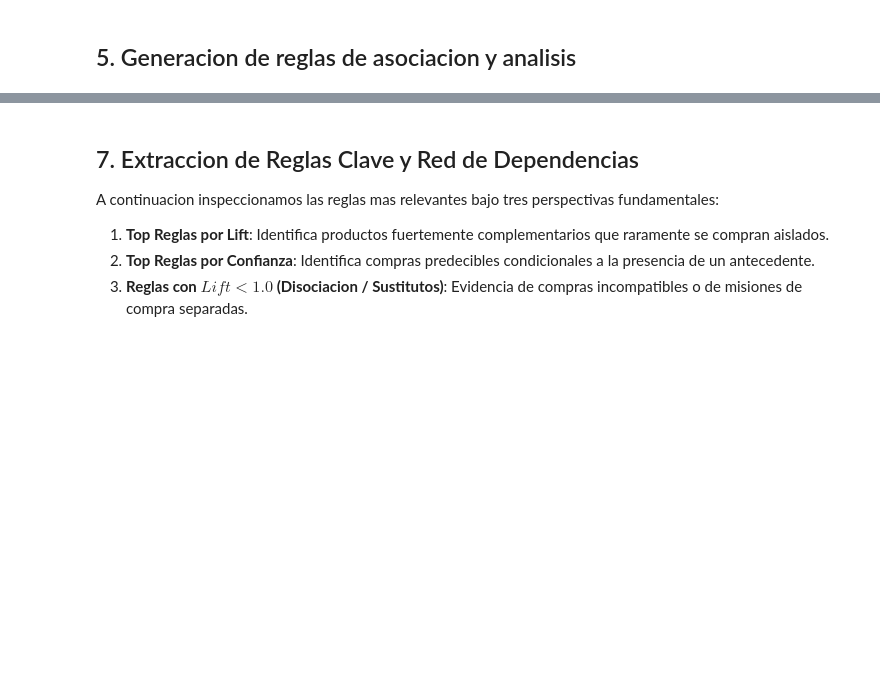
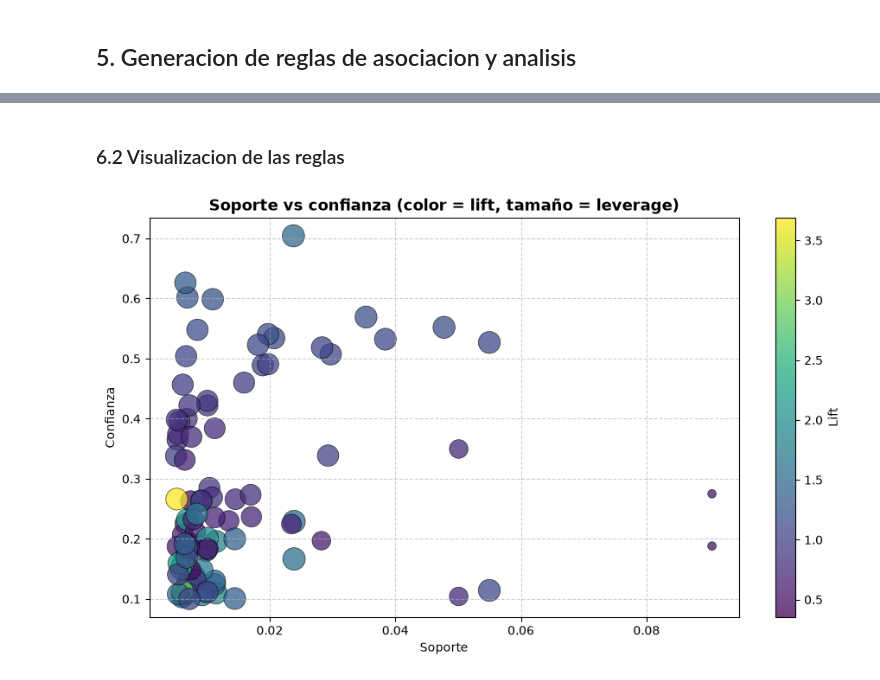
Before and after one commit to jnegrete2005/pcd-practica01, a Jupyter notebook: result.ipynb, the cells around one changed output, grey strips where cells are left out. Saved outputs shown, nothing was run; the diff lists cells and outputs as text; code cells hidden in the pictures; blank space fills up the shorter version.

```diff
--- a/result.ipynb
+++ b/result.ipynb
@@ -786,7 +791,32 @@ plt.close()
-# %% [markdown]
-## 7. Extraccion de Reglas Clave y Red de Dependencias
-
-A continuacion inspeccionamos las reglas mas relevantes bajo tres perspectivas fundamentales:
-1. **Top Reglas por Lift**: Identifica productos fuertemente complementarios que raramente se compran aislados.
-2. **Top Reglas por Confianza**: Identifica compras predecibles condicionales a la presencia de un antecedente.
-3. **Reglas con $Lift < 1.0$ (Disociacion / Sustitutos)**: Evidencia de compras incompatibles o de misiones de compra separadas.
+# %% [markdown]
+### 6.2 Visualizacion de las reglas
+# %%
+norm_leverage = (rules["leverage"] - rules["leverage"].min()) / (
+    rules["leverage"].max() - rules["leverage"].min()
+)
+
+plt.figure(figsize=(11, 6))
+scatter = plt.scatter(
+    rules["support"],
+    rules["confidence"],
+    c=rules["lift"],
+    s=50 + norm_leverage * 300,
+    cmap="viridis",
+    alpha=0.75,
+    edgecolors="black",
+    linewidth=0.5,
+)
+plt.colorbar(scatter, label="Lift")
+plt.title(
+    "Soporte vs confianza (color = lift, tamaño = leverage)",
+    fontsize=13,
+    fontweight="bold",
+)
+plt.xlabel("Soporte")
+plt.ylabel("Confianza")
+plt.grid(True, linestyle="--", alpha=0.6)
+
+plt.show()
+plt.close()
+# %% [output]
+[figure, added]
```
Also changed, not shown: parts of 22 cells of this notebook, 1 other file.
